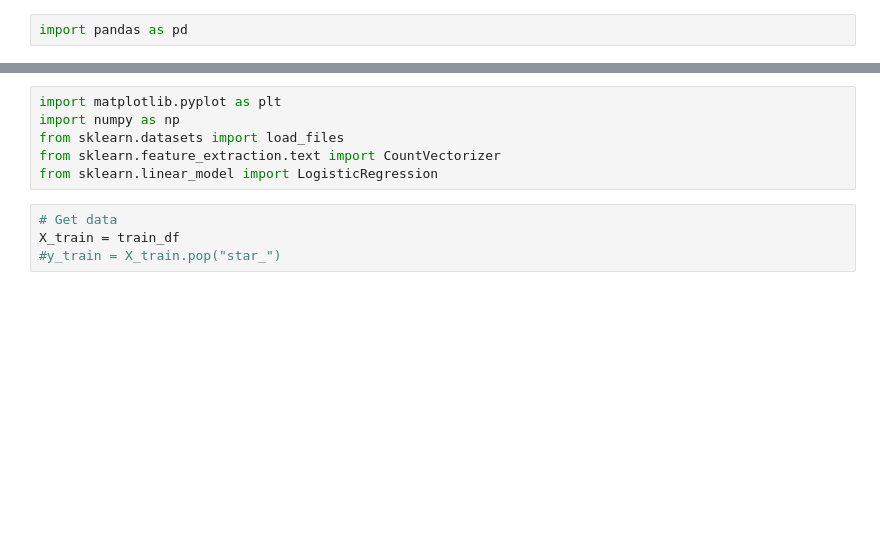
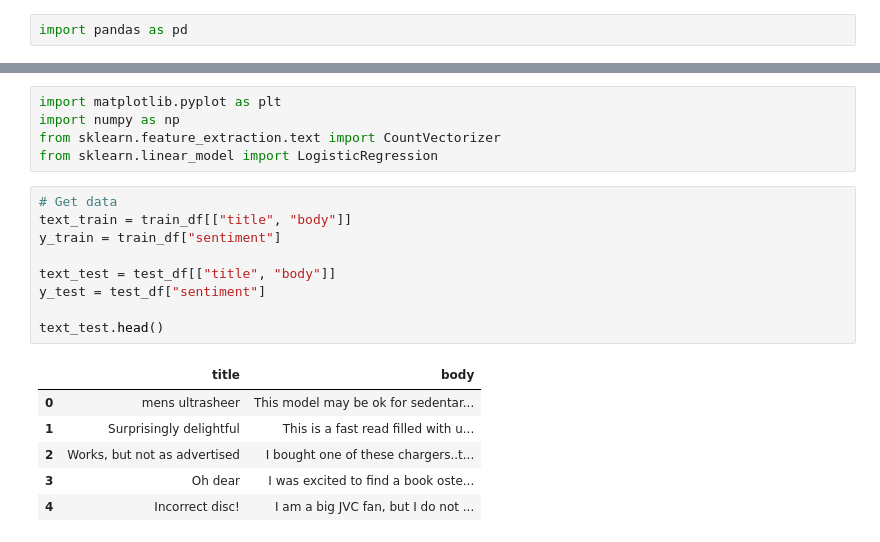
Before and after one commit to SpookySquidward/ECE539-Final-Project, a Jupyter notebook: models/bow_model.ipynb, the cells around one changed output, grey strips where cells are left out. Saved outputs shown, nothing was run; the diff lists cells and outputs as text; blank space fills up the shorter version.

```diff
--- a/models/bow_model.ipynb
+++ b/models/bow_model.ipynb
@@ -21,10 +21,21 @@ test_df.head()
 # %%
 import matplotlib.pyplot as plt
 import numpy as np
-from sklearn.datasets import load_files
 from sklearn.feature_extraction.text import CountVectorizer
 from sklearn.linear_model import LogisticRegression
-# %%
-# Get data
-X_train = train_df
-#y_train = X_train.pop("star_")
+# %%
+# Get data
+text_train = train_df[["title", "body"]]
+y_train = train_df["sentiment"]
+
+text_test = test_df[["title", "body"]]
+y_test = test_df["sentiment"]
+
+text_test.head()
+# %% [output]
+|  | title | body |
+| 0 | mens ultrasheer | This model may be ok for sedentar... |
+| 1 | Surprisingly delightful | This is a fast read filled with u... |
+| 2 | Works, but not as advertised | I bought one of these chargers..t... |
+| 3 | Oh dear | I was excited to find a book oste... |
+| 4 | Incorrect disc! | I am a big JVC fan, but I do not ... |
```
Also changed, not shown: parts of 21 cells of this notebook.
